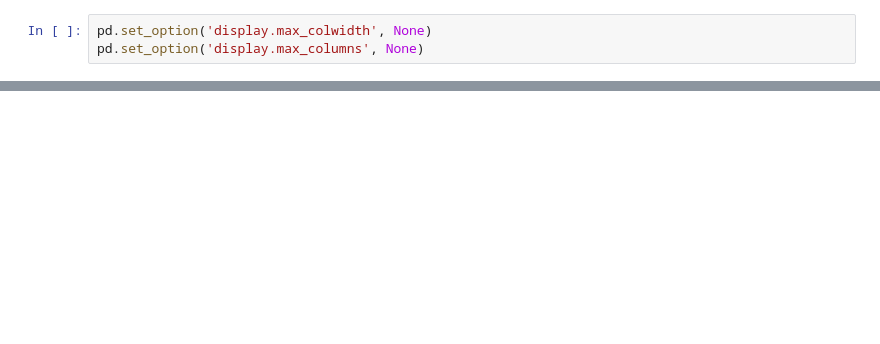
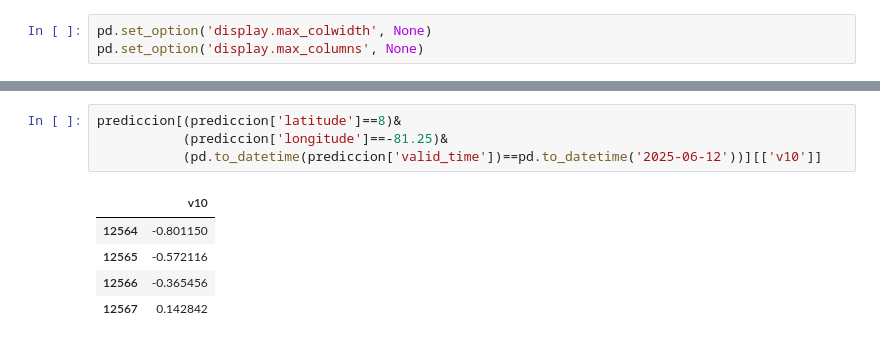
Before and after one commit to AlejaGuz/PDG-ARMADA-FORECAST, a Jupyter notebook: testing_model.ipynb, the cells around one changed output, grey strips where cells are left out. Saved outputs shown, nothing was run; the diff lists cells and outputs as text; blank space fills up the shorter version.

```diff
--- a/testing_model.ipynb
+++ b/testing_model.ipynb
@@ -30,0 +172,10 @@ df_atla.describe()
+# %%
+prediccion[(prediccion['latitude']==8)&
+           (prediccion['longitude']==-81.25)&
+           (pd.to_datetime(prediccion['valid_time'])==pd.to_datetime('2025-06-12'))][['v10']]
+# %% [output]
+|  | v10 |
+| 12564 | -0.801150 |
+| 12565 | -0.572116 |
+| 12566 | -0.365456 |
+| 12567 | 0.142842 |
```
Also changed, not shown: parts of 18 cells of this notebook, 29 other files.
